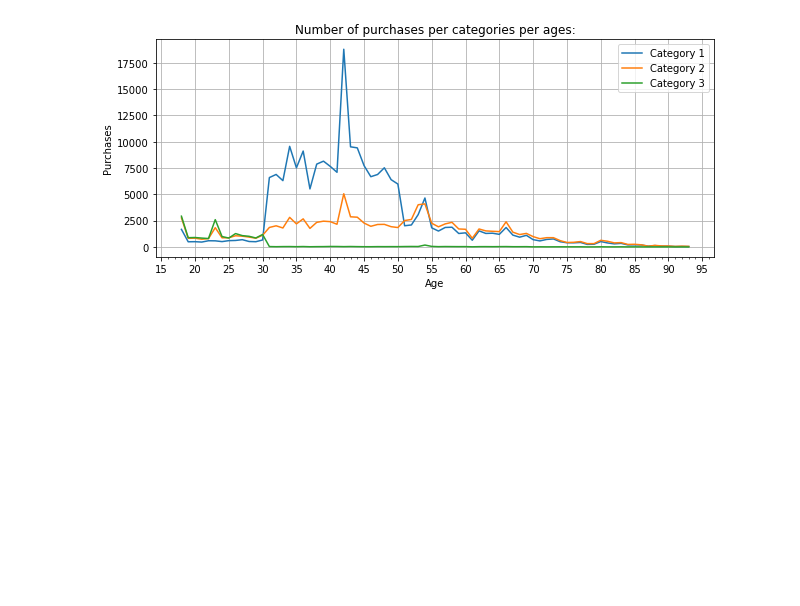
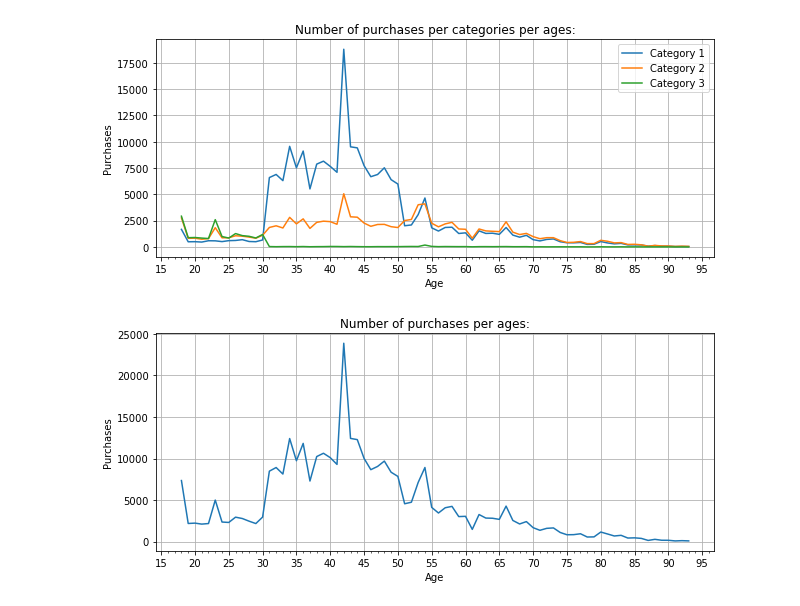
Before and after one commit to MegaMawilite/Book_Business, a Jupyter notebook: Amazoff.ipynb, the cells around one changed output. Saved outputs shown, nothing was run; the diff lists cells and outputs as text; code cells hidden in the pictures; blank space fills up the shorter version.

Commit message:
started extra specific question plots

```diff
--- a/Amazoff.ipynb
+++ b/Amazoff.ipynb
@@ -345,7 +345,8 @@ count2 = np.zeros((maxcateg - mincateg + 1, maxage - minage + 1))
 # counting
 for i in df_linked.index:
     # if neither age or categ is null, add 1 to the appropriate cell
-    if pd.notnull(df_linked.loc[i, "birth"]) and pd.notnull(df_linked.loc[i, "categ"]):
+    if (pd.notnull(df_linked.loc[i, "birth"]) and
+        pd.notnull(df_linked.loc[i, "categ"])):
         age = (2022 - int(df_linked.loc[i, "birth"])) - minage
         categ = int(df_linked.loc[i, "categ"]) - mincateg
         count2[categ][age] += 1
@@ -378,3 +379,41 @@ fig.set_figwidth(10) # this is for readability
 fig.show()
 # %% [output]
 [figure]
+# %%
+# plotting correlation between
+# clients ages and number of purchases
+# (and possibly shopping cart size)
+
+# init
+purchases = np.zeros(maxage - minage + 1)
+
+# counting
+for i in df_linked.index:
+    # if age is not null, add 1 to the appropriate cell
+    if pd.notnull(df_linked.loc[i, "birth"]):
+        age = (2022 - int(df_linked.loc[i, "birth"])) - minage
+        purchases[age] += 1
+
+
+# plot
+X = np.arange(0, maxage - minage + 1, 1)
+Y = purchases[X]
+
+fig, ax = plt.subplots()
+
+ax.plot(X + minage, Y)
+ax.grid()
+ax.set_xlabel("Age")
+ax.set_ylabel("Purchases")
+
+ax.set_xticks(np.arange(int(minage / 5) * 5,
+                        (int(maxage / 5) + 1) * 5 + 1, 5))
+ax.xaxis.set_minor_locator(ticker.MultipleLocator(1))
+
+plt.title("Number of purchases per ages:")
+
+fig.set_figwidth(10) # this is for readability
+
+fig.show()
+# %% [output]
+[figure, added]
```
